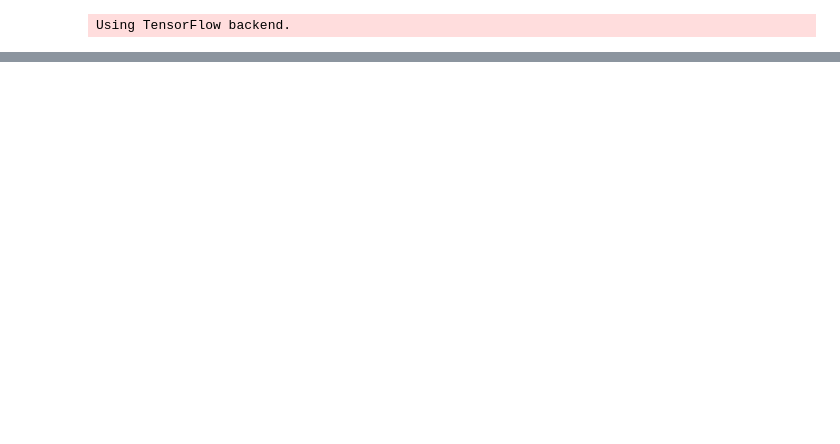
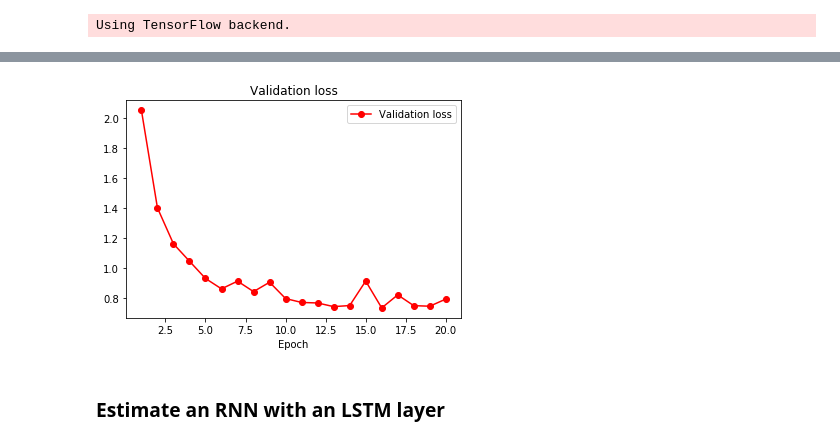
Before and after one commit to css-research/hw02, a Jupyter notebook: 1. HW2 - Word Embedding_Basic Model.ipynb, the cells around one changed output, grey strips where cells are left out. Cells and saved outputs as stored; diff of their text form; code cells hidden in the pictures; blank space fills up the shorter version.

```diff
--- a/1. HW2 - Word Embedding_Basic Model.ipynb
+++ b/1. HW2 - Word Embedding_Basic Model.ipynb
@@ -42,0 +179,11 @@ print (len(test_titles_raw), len(test_labels_raw))
+# %%
+plt.clf()
+plt.plot(epochs, rnn_val_loss, 'r',marker = "o", label='Validation loss')
+plt.title('Validation loss')
+plt.xlabel("Epoch")
+plt.legend()
+plt.show()
+# %% [output]
+[figure, added]
+# %% [markdown]
+### Estimate an RNN with an LSTM layer
```
Also changed, not shown: parts of 18 cells of this notebook, 4 other files.
